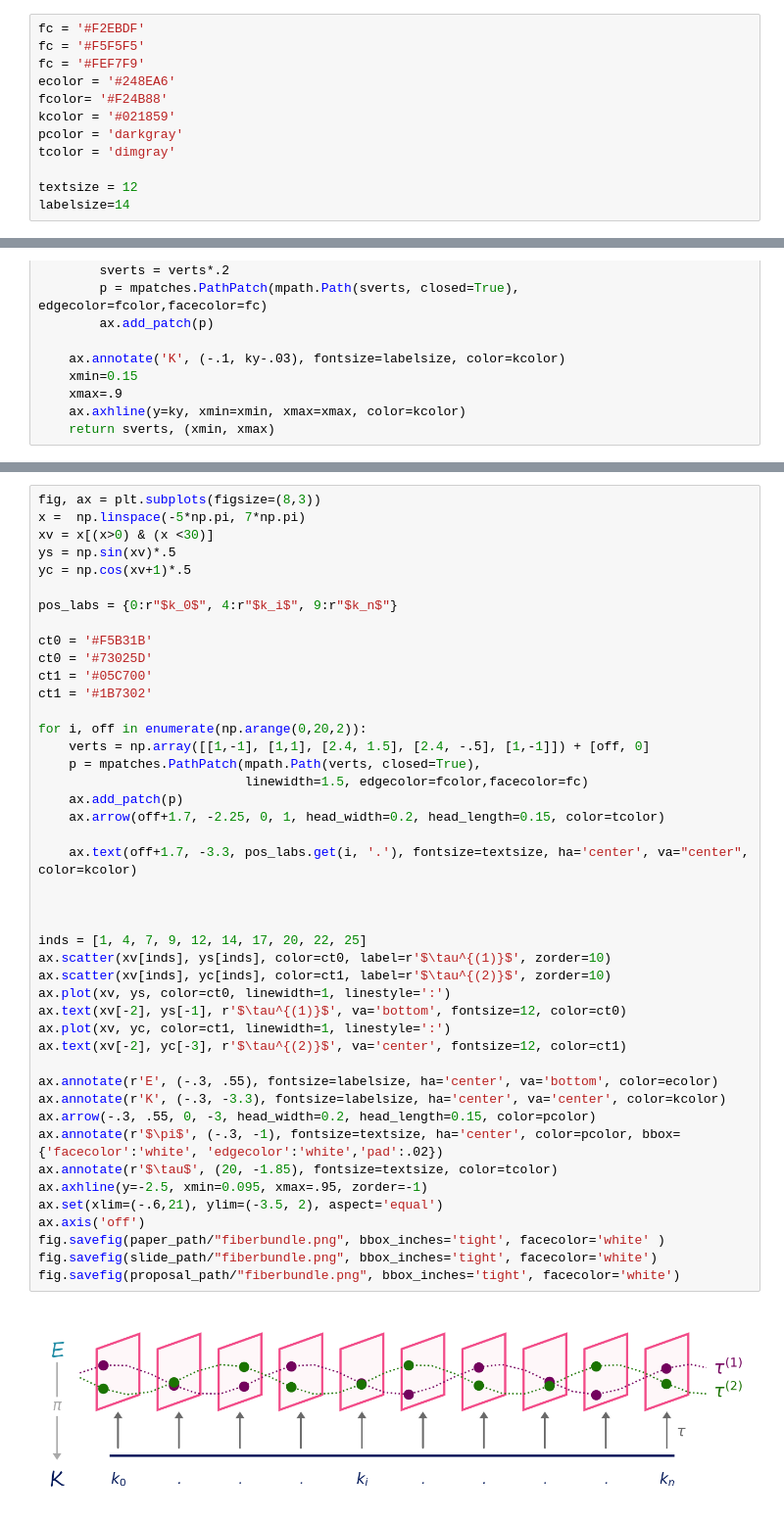
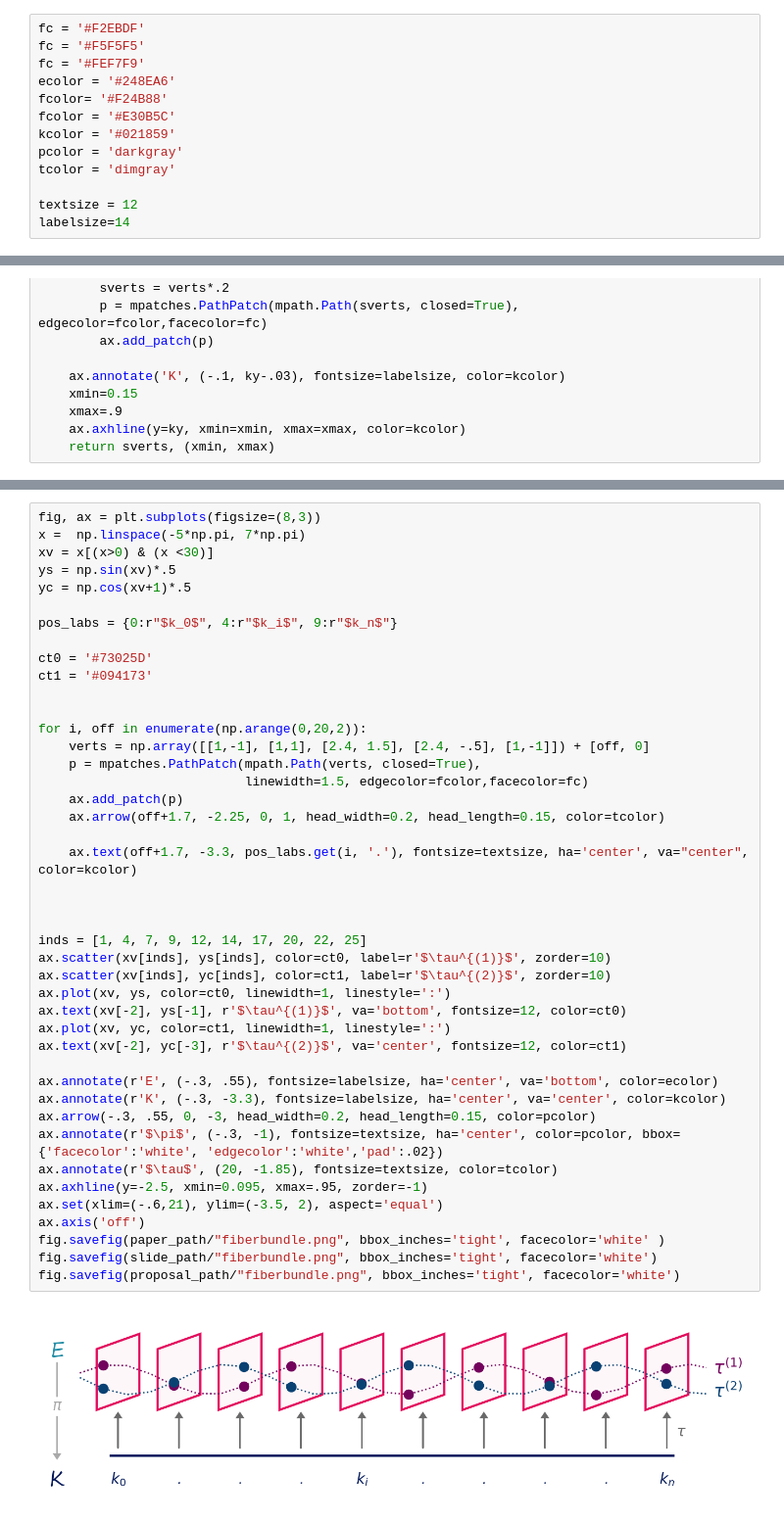
Before and after one commit to story645/proposal, a Jupyter notebook: figures/data_figures.ipynb, the cells around one changed output, grey strips where cells are left out. Shown at 98% size. Drawn from its saved outputs; the diff is of its cells as text.

```diff
--- a/figures/data_figures.ipynb
+++ b/figures/data_figures.ipynb
@@ -31,6 +31,7 @@ fc = '#F5F5F5'
 fc = '#FEF7F9'
 ecolor = '#248EA6'
 fcolor= '#F24B88'
+fcolor = '#E30B5C'
 kcolor = '#021859'
 pcolor = 'darkgray'
 tcolor = 'dimgray'
@@ -172,41 +173,40 @@ yc = np.cos(xv+1)*.5
 
 pos_labs = {0:r"$k_0$", 4:r"$k_i$", 9:r"$k_n$"}
 
-ct0 = '#F5B31B'
 ct0 = '#73025D'
-ct1 = '#05C700'
-ct1 = '#1B7302'
+ct1 = '#094173'
+
 
 for i, off in enumerate(np.arange(0,20,2)):
     verts = np.array([[1,-1], [1,1], [2.4, 1.5], [2.4, -.5], [1,-1]]) + [off, 0]
     p = mpatches.PathPatch(mpath.Path(verts, closed=True),
                            linewidth=1.5, edgecolor=fcolor,facecolor=fc)
     ax.add_patch(p)
     ax.arrow(off+1.7, -2.25, 0, 1, head_width=0.2, head_length=0.15, color=tcolor)
 
     ax.text(off+1.7, -3.3, pos_labs.get(i, '.'), fontsize=textsize, ha='center', va="center", color=kcolor)
 
 
 
 inds = [1, 4, 7, 9, 12, 14, 17, 20, 22, 25]
 ax.scatter(xv[inds], ys[inds], color=ct0, label=r'$\tau^{(1)}$', zorder=10)
 ax.scatter(xv[inds], yc[inds], color=ct1, label=r'$\tau^{(2)}$', zorder=10)
 ax.plot(xv, ys, color=ct0, linewidth=1, linestyle=':')
 ax.text(xv[-2], ys[-1], r'$\tau^{(1)}$', va='bottom', fontsize=12, color=ct0)
 ax.plot(xv, yc, color=ct1, linewidth=1, linestyle=':')
 ax.text(xv[-2], yc[-3], r'$\tau^{(2)}$', va='center', fontsize=12, color=ct1)
 
 ax.annotate(r'E', (-.3, .55), fontsize=labelsize, ha='center', va='bottom', color=ecolor)
 ax.annotate(r'K', (-.3, -3.3), fontsize=labelsize, ha='center', va='center', color=kcolor)
 ax.arrow(-.3, .55, 0, -3, head_width=0.2, head_length=0.15, color=pcolor)
 ax.annotate(r'$\pi$', (-.3, -1), fontsize=textsize, ha='center', color=pcolor, bbox={'facecolor':'white', 'edgecolor':'white','pad':.02})
 ax.annotate(r'$\tau$', (20, -1.85), fontsize=textsize, color=tcolor)
 ax.axhline(y=-2.5, xmin=0.095, xmax=.95, zorder=-1)
 ax.set(xlim=(-.6,21), ylim=(-3.5, 2), aspect='equal')
 ax.axis('off')
 fig.savefig(paper_path/"fiberbundle.png", bbox_inches='tight', facecolor='white' )
 fig.savefig(slide_path/"fiberbundle.png", bbox_inches='tight', facecolor='white')
 fig.savefig(proposal_path/"fiberbundle.png", bbox_inches='tight', facecolor='white')
 # %% [output]
-[figure, old version]
+[figure, new version]
 # %%
```
Also changed, not shown: parts of 3 cells of this notebook, 23 other files.
